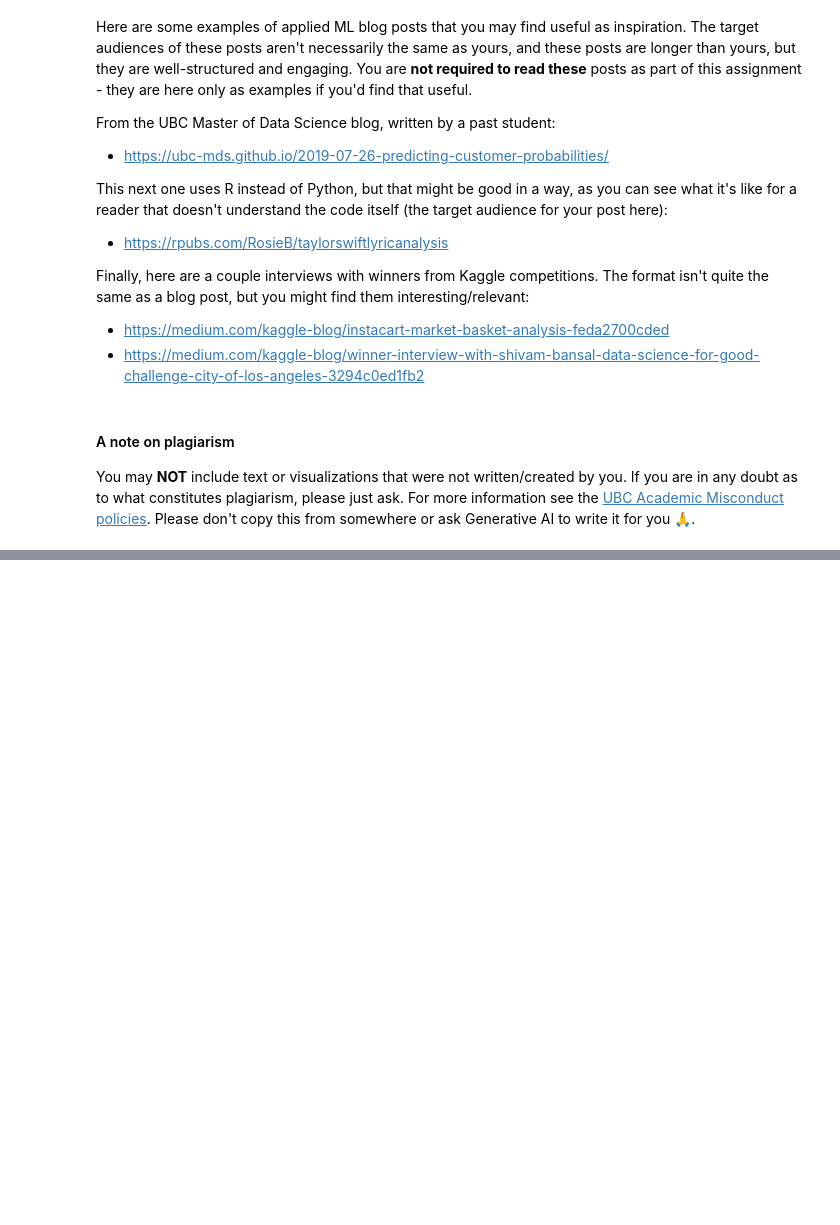
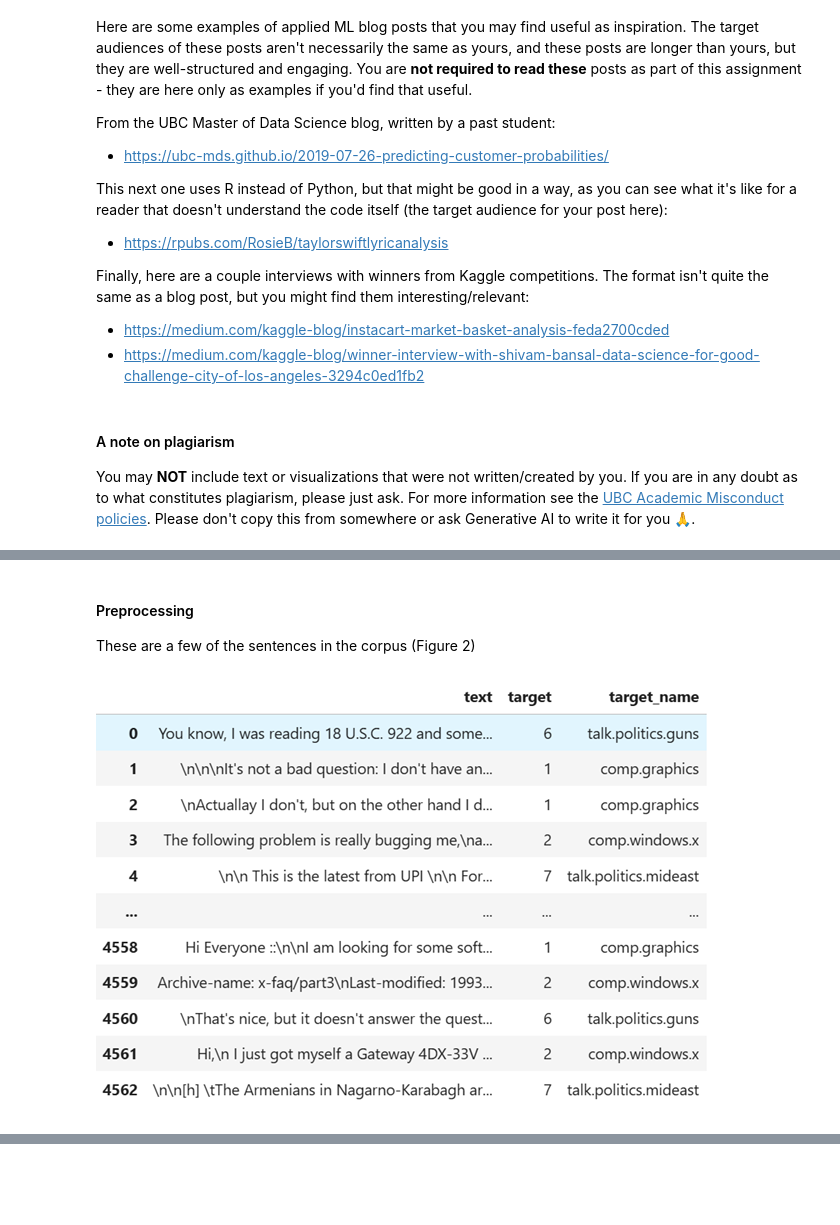
Before and after one commit to aneeshanavlakha/hw9, a Jupyter notebook: hw9.ipynb, the cells around one changed output, grey strips where cells are left out. Saved outputs shown, nothing was run; the diff lists cells and outputs as text; code cells hidden in the pictures; blank space fills up the shorter version.

```diff
--- a/hw9.ipynb
+++ b/hw9.ipynb
@@ -109,0 +110,7 @@ You may **NOT** include text or visualizations that were not written/created by
+# %% [markdown]
+#### Preprocessing
+These are a few of the sentences in the corpus (Figure 2)
+# %%
+Image("img/Figure 2.png")
+# %% [output]
+[figure, added]
```
Also changed, not shown: parts of 11 cells of this notebook.
